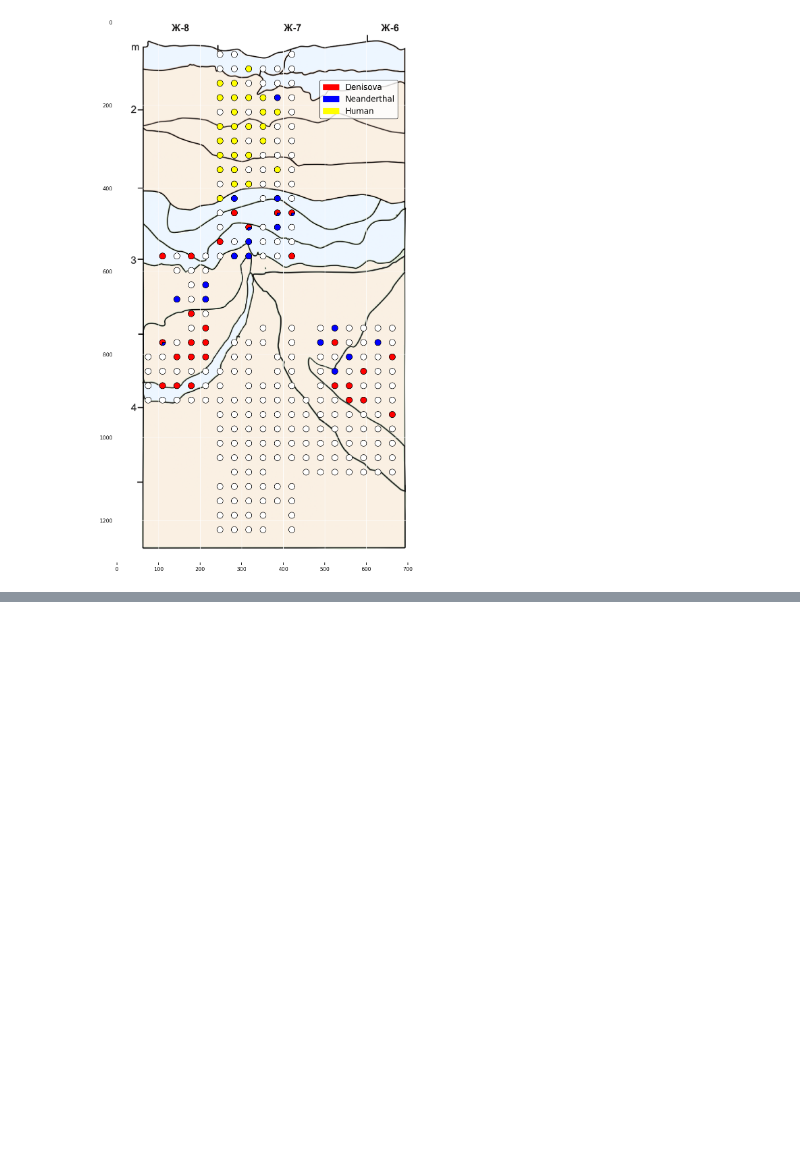
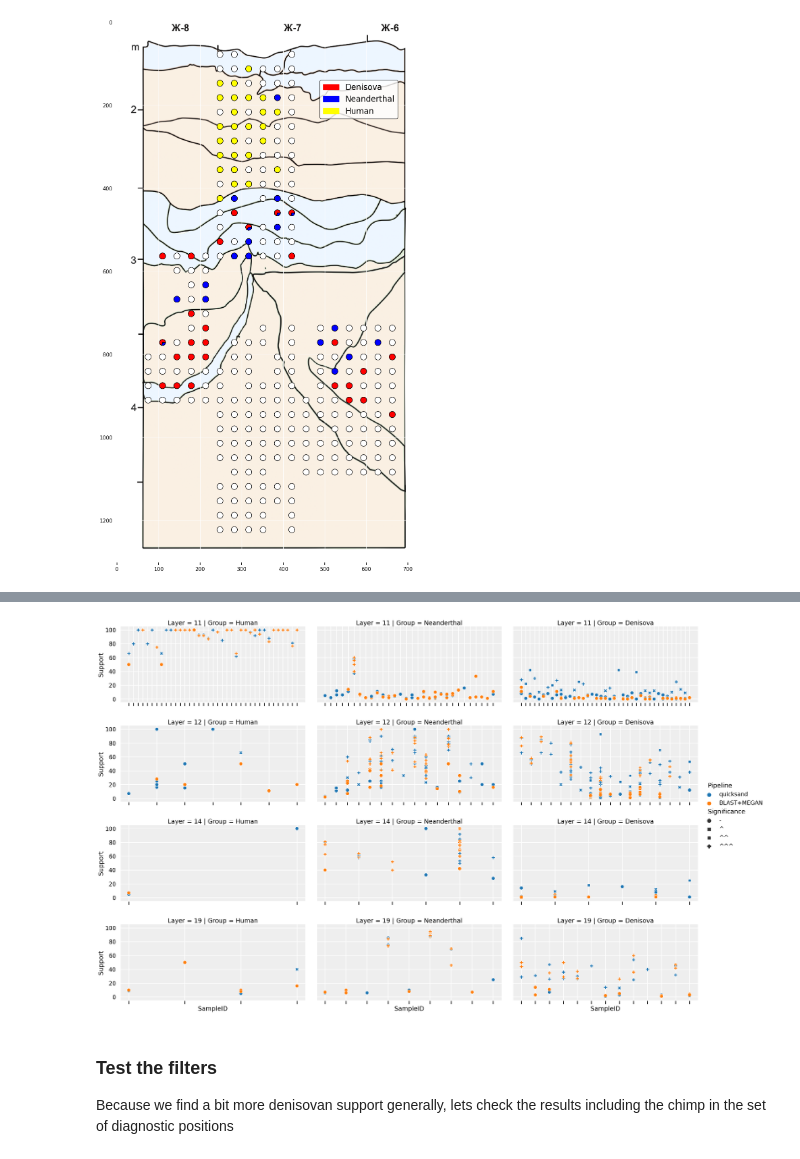
Before and after one commit to merszym/quicksand-paper-analyses, a Jupyter notebook: SI5_DenisovaCave_HumanLineageSupport.ipynb, the cells around one changed output, grey strips where cells are left out. Cells and saved outputs as stored; diff of their text form; code cells hidden in the pictures; blank space fills up the shorter version.

```diff
--- a/SI5_DenisovaCave_HumanLineageSupport.ipynb
+++ b/SI5_DenisovaCave_HumanLineageSupport.ipynb
@@ -244,0 +460,36 @@ print_map(szy)
+# %%
+df = df[(df.Fragments > 0)&(df.Group != 'Sima')].copy()
+# %%
+def print_relplot(df, y='Support'):
+    g = sns.relplot(
+        data=df,
+        aspect=2,
+        facet_kws={'sharex':False, 'sharey':True},
+        kind="scatter",
+        x='SampleID',
+        y=y,
+        col='Group',
+        row='Layer',
+        hue="Pipeline",
+        style='Significance', style_order=['-','^',"^^","^^^"],
+        #size='Ancient', size_order=['++', '-'],
+        #size_norm=(0,10)
+    )
+
+    for ax in g.axes.flat:
+        ax.set_xticklabels([])
+    #for axes in g.axes.flat:
+    #    plt.setp(axes.get_xticklabels(), rotation=45, ha="right", rotation_mode="anchor")
+
+    #plt.tight_layout()
+# %%
+sns.set_context("poster", font_scale=0.9)
+
+reduced = df[(df.Ancient=='++')&(df.Layer.isin([11,12,14,19]))]
+print_relplot(reduced)
+# %% [output]
+[figure, added]
+# %% [markdown]
+### Test the filters
+
+Because we find a bit more denisovan support generally, lets check the results including the chimp in the set of diagnostic positions
```
Also changed, not shown: parts of 28 cells of this notebook, 2 other files.
